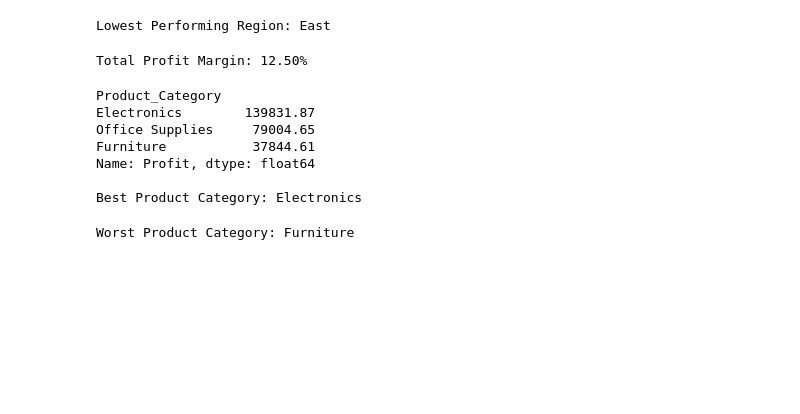
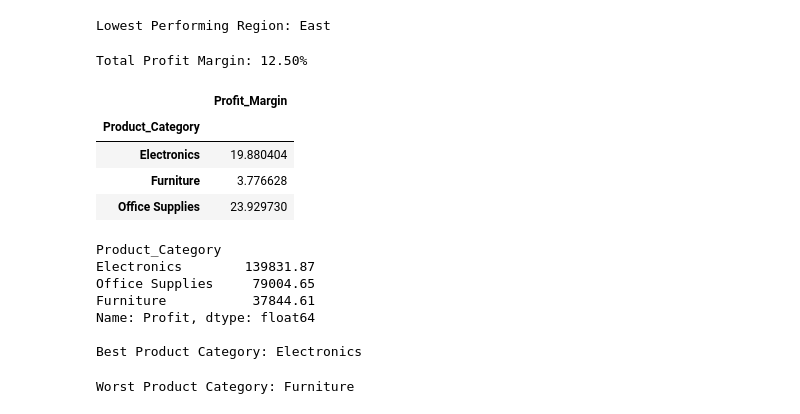
Before and after one commit to gboycruise1/NeoMart-Retail-Sales-Storytelling, a Jupyter notebook: Notebook/NeoMart_Analysis.ipynb, the cells around one changed output. Cells and saved outputs as stored; diff of their text form; code cells hidden in the pictures; blank space fills up the shorter version.

```diff
--- a/Notebook/NeoMart_Analysis.ipynb
+++ b/Notebook/NeoMart_Analysis.ipynb
@@ -193,6 +193,20 @@ total_profit_margin = (total_profit / total_sales) * 100
 print(f"Total Profit Margin: {total_profit_margin:.2f}%")
 # %% [output]
 Total Profit Margin: 12.50%
+# %%
+pivot = pd.pivot_table(
+    df,
+    values=["Profit_Margin"],
+    index= "Product_Category"
+)
+
+pivot
+# %% [output]
+|  | Profit_Margin |
+| Product_Category |  |
+| Electronics | 19.880404 |
+| Furniture | 3.776628 |
+| Office Supplies | 23.929730 |
 # %%
 category_profit = df.groupby("Product_Category")["Profit"].sum().sort_values(ascending=False)
 
```
Also changed, not shown: parts of 1 cell of this notebook.
